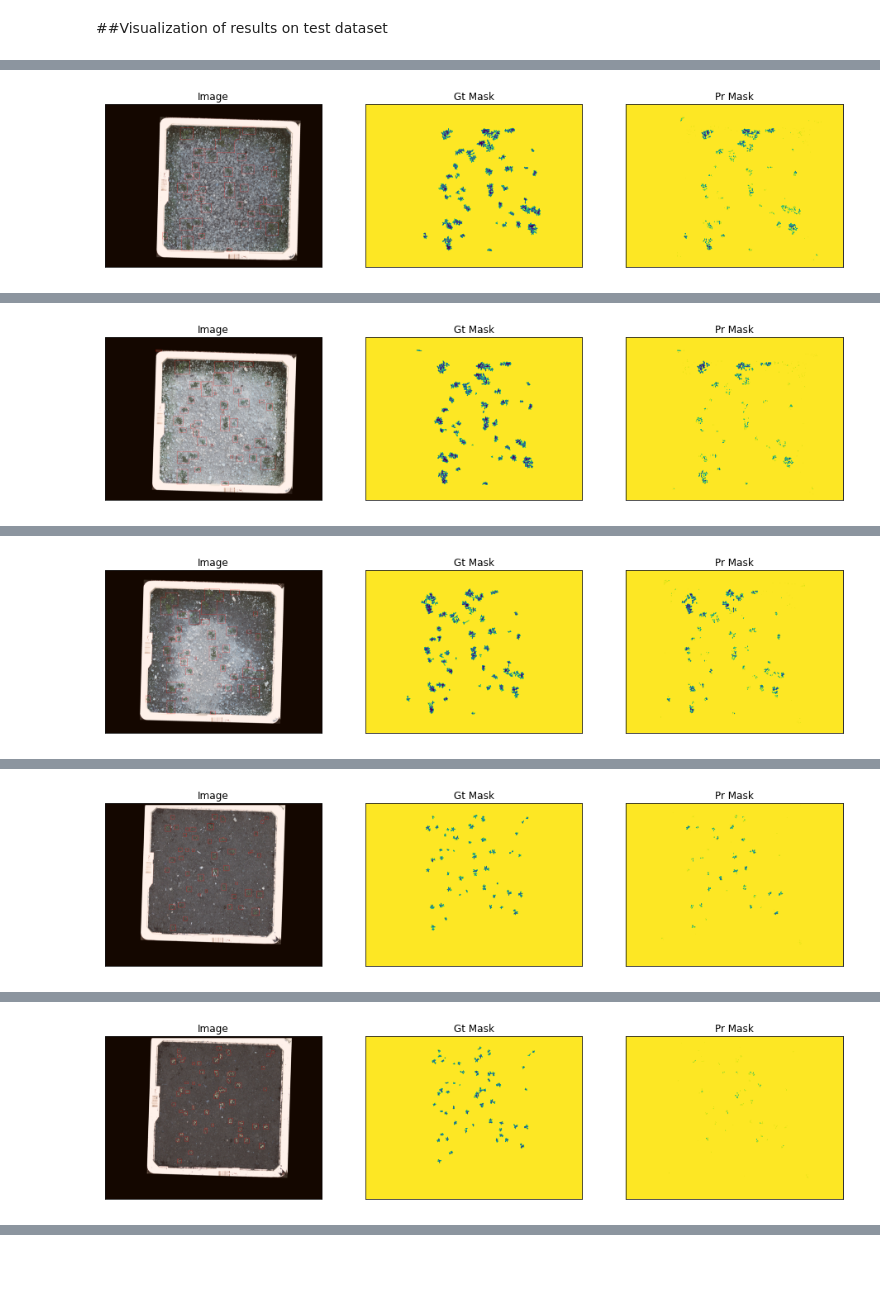
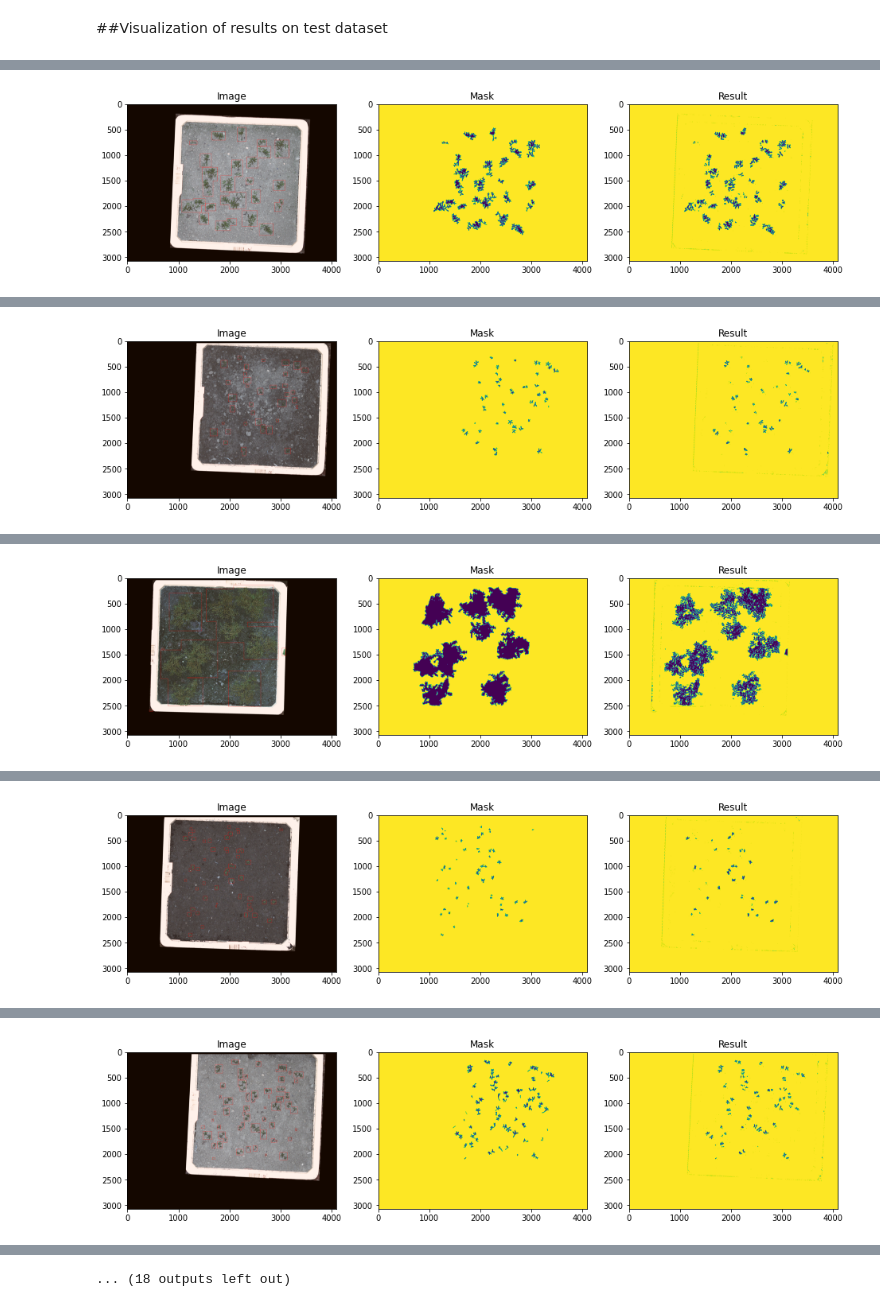
Before and after one commit to BearKS/Robotic-weed-control-system, a Jupyter notebook: Weed_Detection.ipynb, the cells around one changed output, grey strips where cells are left out. Cells and saved outputs as stored; diff of their text form; code cells hidden in the pictures; blank space fills up the shorter version.

Commit message:
Test prediction

```diff
--- a/Weed_Detection.ipynb
+++ b/Weed_Detection.ipynb
@@ -85,8 +85,8 @@ def visualize(**images):
     plt.figure(figsize=(16, 5))
     for i, (name, image) in enumerate(images.items()):
         plt.subplot(1, n, i + 1)
-        plt.xticks([])
-        plt.yticks([])
+        # plt.xticks([])
+        # plt.yticks([])
         plt.title(' '.join(name.split('_')).title())
         plt.imshow(image)
     plt.show()
@@ -116,7 +116,7 @@ class Dataset:
 
     """
 
-    CLASSES = ['plant','sky']
+    CLASSES = ['plant']
 
     def __init__(
             self,
@@ -168,7 +168,7 @@ class Dataset:
         return len(self.ids)
 
 
-class Dataloader(keras.utils.all_utils.Sequence):
+class Dataloader(keras.utils.Sequence):
     """Load data from dataset and form batches
 
     Args:
@@ -236,8 +245,8 @@ def get_training_augmentation():
 
         A.ShiftScaleRotate(scale_limit=0.5, rotate_limit=0, shift_limit=0.1, p=1, border_mode=0),
 
-        A.PadIfNeeded(min_height=320, min_width=320, always_apply=True, border_mode=0),
-        A.RandomCrop(height=320, width=320, always_apply=True),
+        A.PadIfNeeded(min_height=640, min_width=640, always_apply=False, border_mode=0),
+        A.RandomCrop(height=640, width=640, always_apply=True),
 
         A.GaussNoise (p=0.2),
         A.Perspective(p=0.5),
@@ -296,9 +305,12 @@ def get_preprocessing(preprocessing_fn):
     return A.Compose(_transform)
 # %%
 # Lets look at augmented data we have
-dataset = Dataset(x_train_dir, y_train_dir, classes=['plant', 'sky'], augmentation=get_training_augmentation())
+dataset = Dataset(x_train_dir, y_train_dir, classes=['plant'], augmentation=get_training_augmentation())
 
-image, mask = dataset[12] # get some sample
+# image, mask = dataset[12] # get some sample
+for i in range(20):
+  idx = random.randint(0, len(dataset)-1)
+  image, mask = dataset[idx] # get some sample
 visualize(
     image=image,
     plant_mask=mask[..., 0].squeeze(),
@@ -464,0 +502,17 @@ mean f1-score: 0.99224
+# %%
+image = cv2.imread('/content/41374.jpg')
+image = cv2.cvtColor(image, cv2.COLOR_BGR2RGB)
+# image = np.expand_dims(image, axis=0)
+print(image.shape)
+crop = image[0:1472, 0:1088]
+print(crop.shape)
+plt.imshow(image)
+# plt.imshow(crop)
+# cv2.imshow("Cropped", crop)
+crop = np.expand_dims(crop, axis=0)
+result = model.predict(crop).round()
+
+visualize(
+    image=denormalize(crop.squeeze()),
+    result = result[..., 0].squeeze(),
+    )
@@ -466,15 +526,15 @@ mean f1-score: 0.99224
 n = 5
 ids = np.random.choice(np.arange(len(test_dataset)), size=n)
 
-for i in ids:
+for i in range(len(test_dataset)-1):
 
     image, gt_mask = test_dataset[i]
     image = np.expand_dims(image, axis=0)
-    pr_mask = model.predict(image).round()
+    result = model.predict(image).round()
 
     visualize(
         image=denormalize(image.squeeze()),
-        gt_mask=gt_mask[..., 0].squeeze(),
-        pr_mask=pr_mask[..., 0].squeeze(),
+        mask= gt_mask[..., 0].squeeze(),
+        result = result[..., 0].squeeze(),
     )
 # %% [output]
@@ -481 +542 @@ for i in ids:
-[figure, old version]
+[figure, new version]
@@ -482 +544 @@ for i in ids:
-[figure, old version]
+[figure, new version]
@@ -483 +546 @@ for i in ids:
-[figure, old version]
+[figure, new version]
@@ -484 +548 @@ for i in ids:
-[figure, old version]
+[figure, new version]
@@ -485 +550 @@ for i in ids:
-[figure, old version]
+[figure, new version]
@@ -486,3 +553,4 @@ for i in ids:
+... (18 outputs left out)
 # %%
 # copy it there
 !cp best_model.h5 /content/drive/MyDrive
```
Also changed, not shown: parts of 15 cells of this notebook.
